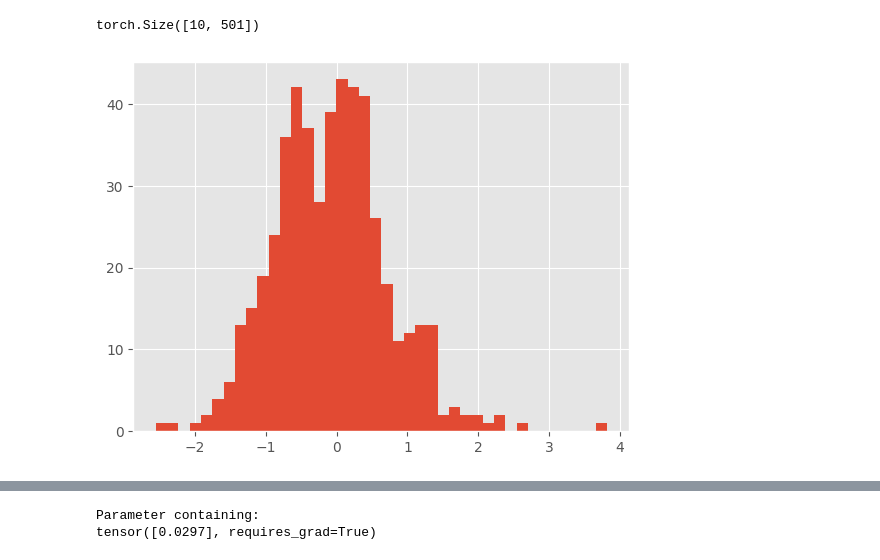
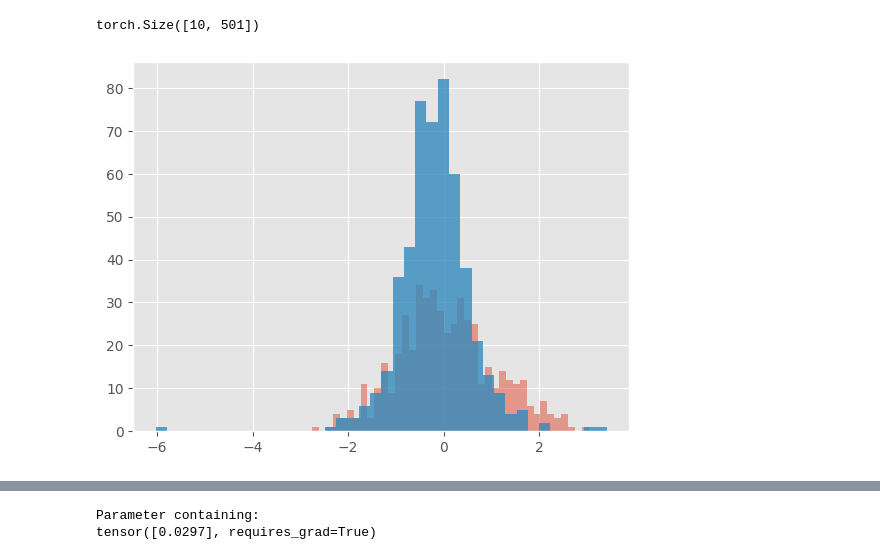
Before and after one commit to kirillzx/JDFlow, a Jupyter notebook: generator_main.ipynb, the cells around one changed output, grey strips where cells are left out. Cells and saved outputs as stored; diff of their text form; code cells hidden in the pictures.

Commit message:
feat: add signature

```diff
--- a/generator_main.ipynb
+++ b/generator_main.ipynb
@@ -384,8 +504,6 @@ next(iter(dataloader)).size()
 torch.Size([64, 500, 1])
 # %% [markdown]
 ### Modules
-# %%
-n = len(data)
 # %%
 class Phi(nn.Module):
     def __init__(self, z_dim, h_dim, data_dim):
@@ -1686,7 +1804,7 @@ class DiffMap(nn.Module):
 
 
 class Flow(nn.Module):
-    def __init__(self, n_flows, h_dim, latent_dim, time_steps, dt):
+    def __init__(self, n_flows, h_dim, latent_dim, time_steps, dt, sig_dim):
         super(Flow, self).__init__()
 
         self.h_dim = h_dim
@@ -1706,6 +1824,14 @@ class Flow(nn.Module):
         self.diffusion = Diffusion(self.v_dim, 1)
         self.jump = Jump(self.v_dim)
         self.phi = Phi(self.v_dim, 1, 1)
+
+        self.fc_signature = nn.Linear(sig_dim, 2**7)
+
+    def calc_signature(self, x):
+        t, X_t, X_prime_t, signature_traj, signature_terms = compute_path_signature(x, level_threshold=3)
+        signature = signature_set(signature_traj)[1:]
+
+        return signature
 
 
     def forward(self, x):
@@ -1742,7 +1868,7 @@ class Flow(nn.Module):
         self.non_linearity = torch.exp(-self.psi(vt.T))
         z = z / self.non_linearity
 
-        return z.detach().numpy()
+        return z
 
     def fit(self, X, epochs=200, learning_rate=1e-3):
 
@@ -1756,8 +1882,13 @@ class Flow(nn.Module):
         epochs = tqdm(range(epochs))
 
         for _ in epochs:
-            _, log_pz, log_jacob, v0 = self.forward(X)
-            loss = (-log_pz - log_jacob).mean() + (self.xiP - xiP0)**2
+            z, log_pz, log_jacob, v0 = self.forward(X)
+            # signature = self.calc_signature(z)
+            # signature_true = self.calc_signature(torch.randn_like(X))
+            signature = torch.stack(self.calc_signature(self.inverse(z)))
+            signature_true = torch.stack(self.calc_signature(X))
+
+            loss = (-log_pz - log_jacob).mean() + (self.xiP - xiP0)**2 + torch.mean((signature - signature_true)**2)
             # + mse(v0, X[:,0].view(-1, 1))
 
 
@@ -1778,7 +1909,7 @@ class Flow(nn.Module):
         p_Z = MultivariateNormal(mu, cov)
         z = p_Z.rsample(sample_shape=(n_samples,))
 
-        X_sample = self.inverse(z)
+        X_sample = self.inverse(z).detach().numpy()
 
         return X_sample
 # %%
@@ -1815,17 +1946,21 @@ torch.Size([10, 501])
 h_dim = len(data_tensor[0])
 time_steps = 20
 dt = torch.FloatTensor([1/time_steps])
+n = data_tensor.size(0)
+sig_dim = n + n**2 + n**3
 # %%
 # nsde_flow = Flow(128, 10, h_dim, h_dim)
 n_flows = 10
 
-nsde_flow = Flow(n_flows, h_dim, 10, time_steps, dt)
+nsde_flow = Flow(n_flows, h_dim, 10, time_steps, dt, sig_dim)
 
 losses = nsde_flow.fit(data_tensor, epochs=1000)
 # %%
 u = nsde_flow.forward(data_tensor)[0].detach()
 # %%
-plt.hist(u[0], bins=40)
+plt.hist(torch.randn_like(u[0]), bins=40, alpha=0.5)
+plt.hist(u[3], bins=40, alpha=0.8)
+
 plt.show()
 # %% [output]
-[figure, old version]
+[figure, new version]
```
Also changed, not shown: parts of 30 cells of this notebook.
